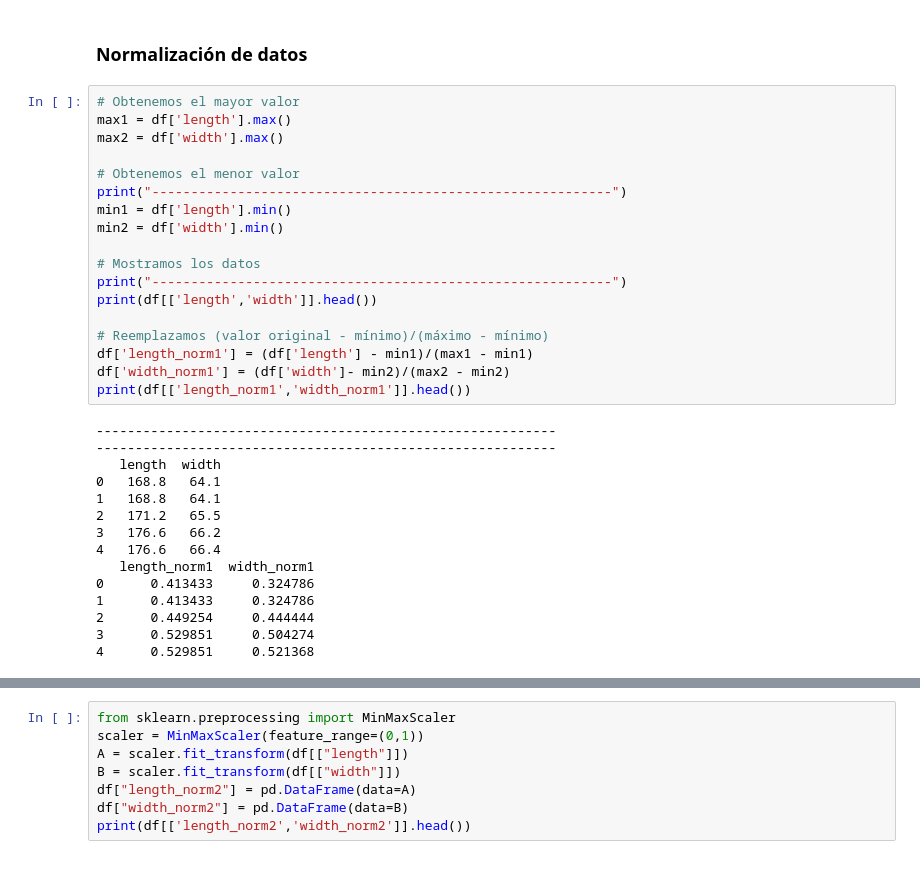
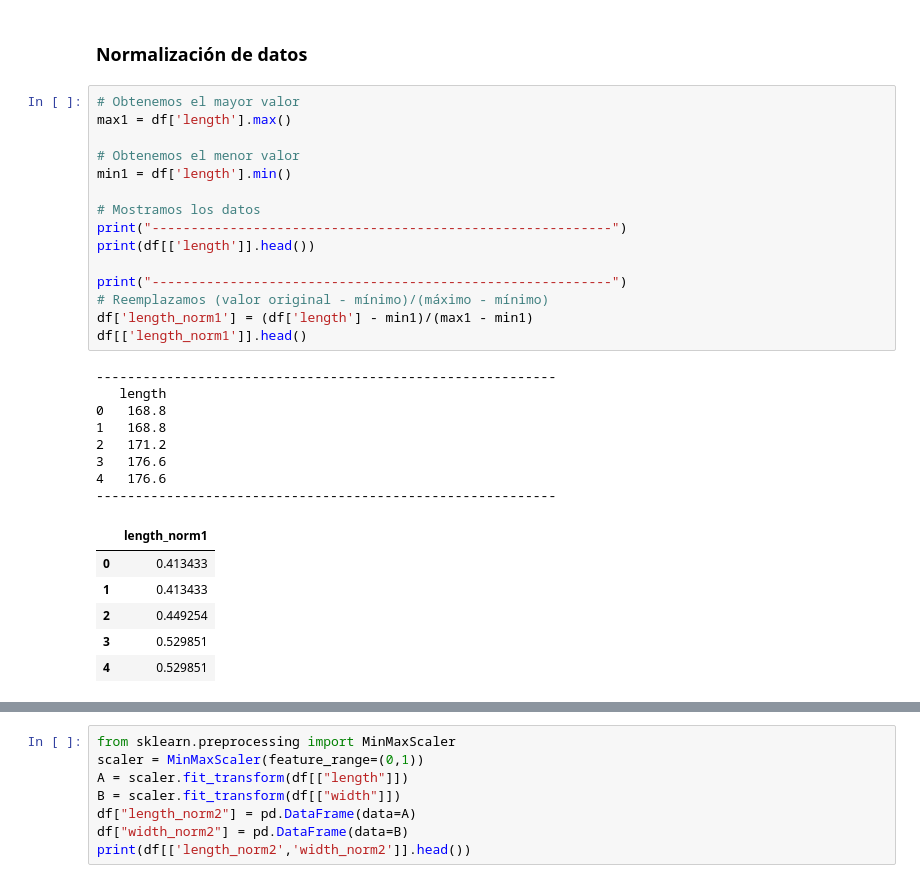
Before and after one commit to jgomezz/cpe_ciencia_datos_python, a Jupyter notebook: mod3_analitica_datos_python/semana_01_transformacion_datos.ipynb, the cells around one changed output, grey strips where cells are left out. Drawn from its saved outputs; the diff is of its cells as text.

```diff
--- a/mod3_analitica_datos_python/semana_01_transformacion_datos.ipynb
+++ b/mod3_analitica_datos_python/semana_01_transformacion_datos.ipynb
@@ -915,33 +866,30 @@ print(df)
 # %%
 # Obtenemos el mayor valor
 max1 = df['length'].max()
-max2 = df['width'].max()
 
 # Obtenemos el menor valor
-print("-----------------------------------------------------------")
 min1 = df['length'].min()
-min2 = df['width'].min()
 
 # Mostramos los datos
 print("-----------------------------------------------------------")
-print(df[['length','width']].head())
+print(df[['length']].head())
 
+print("-----------------------------------------------------------")
 # Reemplazamos (valor original - mínimo)/(máximo - mínimo)
 df['length_norm1'] = (df['length'] - min1)/(max1 - min1)
-df['width_norm1'] = (df['width']- min2)/(max2 - min2)
-print(df[['length_norm1','width_norm1']].head())
+df[['length_norm1']].head()
 # %% [output]
 -----------------------------------------------------------
+   length
+0   168.8
+1   168.8
+2   171.2
+3   176.6
+4   176.6
 -----------------------------------------------------------
-   length  width
-0   168.8   64.1
-1   168.8   64.1
-2   171.2   65.5
-3   176.6   66.2
-4   176.6   66.4
-   length_norm1  width_norm1
-0      0.413433     0.324786
-1      0.413433     0.324786
-2      0.449254     0.444444
-3      0.529851     0.504274
-4      0.529851     0.521368
+|  | length_norm1 |
+| 0 | 0.413433 |
+| 1 | 0.413433 |
+| 2 | 0.449254 |
+| 3 | 0.529851 |
+| 4 | 0.529851 |
```
Also changed, not shown: parts of 19 cells of this notebook, 1 other file.
